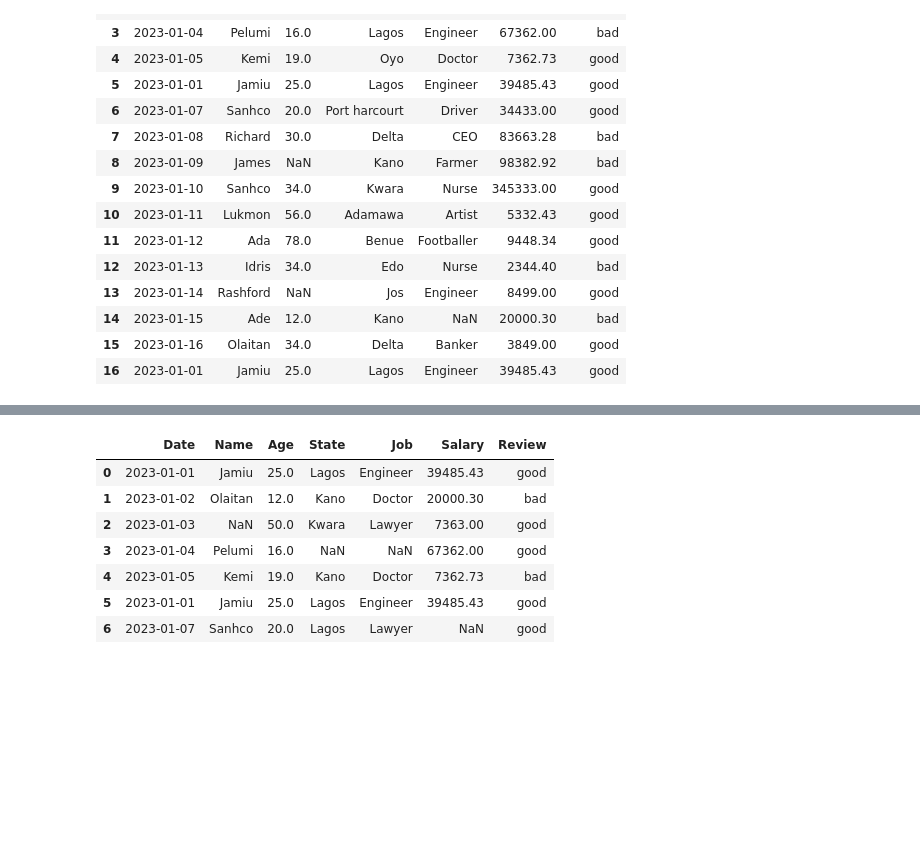
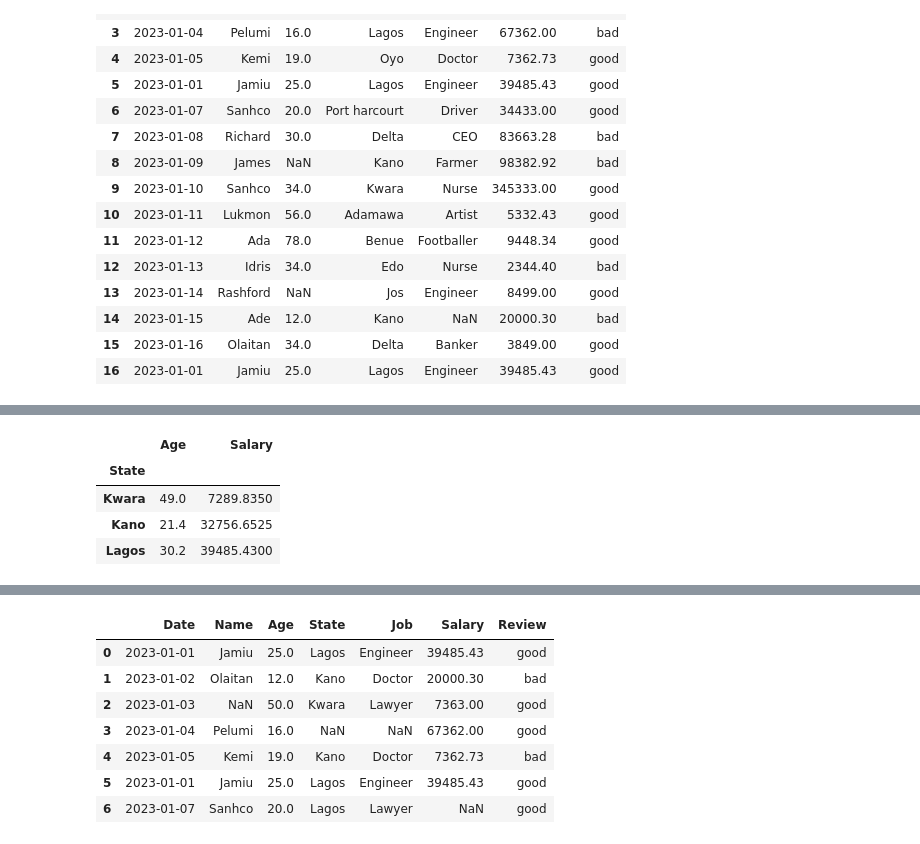
Before and after one commit to omokewole/MY-WORK-PHYTON, a Jupyter notebook: Pandas.ipynb, the cells around one changed output, grey strips where cells are left out. Cells and saved outputs as stored; diff of their text form; code cells hidden in the pictures; blank space fills up the shorter version.

```diff
--- a/Pandas.ipynb
+++ b/Pandas.ipynb
@@ -201,0 +224,8 @@ df
+# %%
+df.groupby("State").mean(). sort_values(by="Salary", ascending=True)
+# %% [output]
+|  | Age | Salary |
+| State |  |  |
+| Kwara | 49.0 | 7289.8350 |
+| Kano | 21.4 | 32756.6525 |
+| Lagos | 30.2 | 39485.4300 |
```
Also changed, not shown: parts of 7 cells of this notebook.
